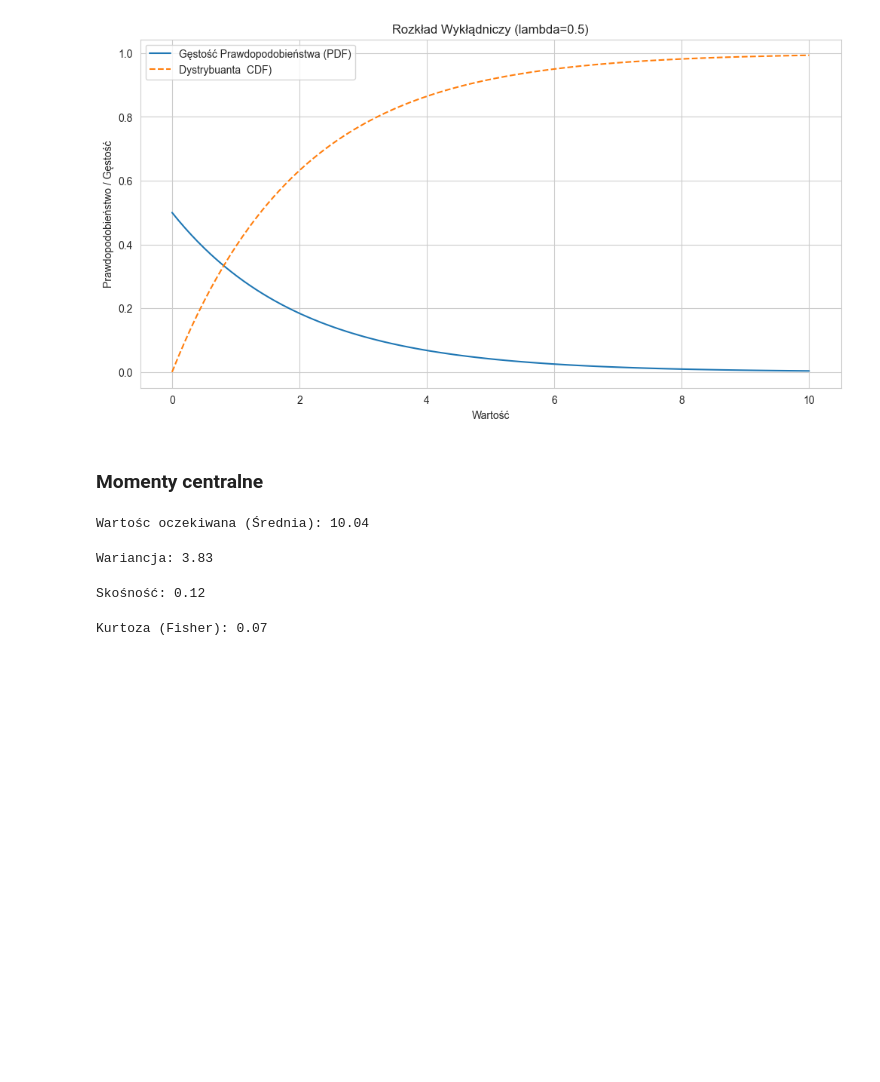
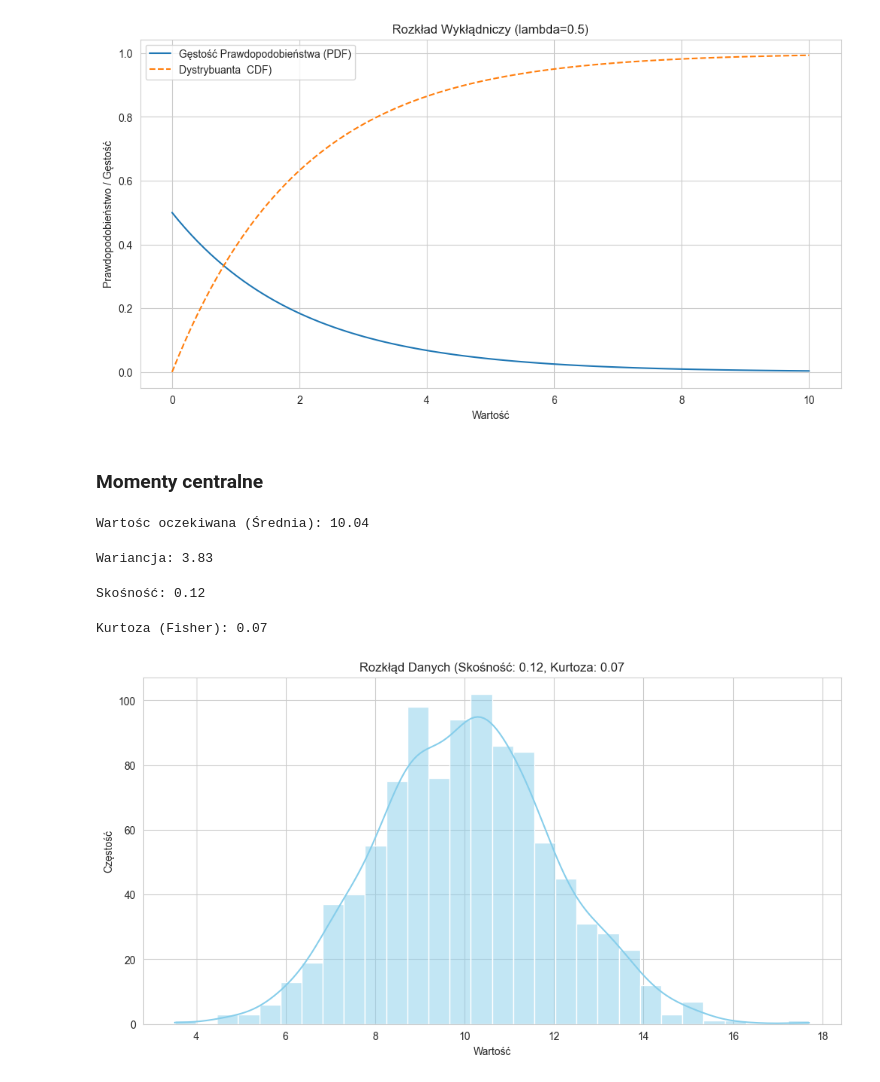
Before and after one commit to rajkonkret/PythonProjectAnaliza-20-10-2025, a Jupyter notebook: cwiczenie8.ipynb, the cells around one changed output. Cells and saved outputs as stored; diff of their text form; code cells hidden in the pictures; blank space fills up the shorter version.

```diff
--- a/cwiczenie8.ipynb
+++ b/cwiczenie8.ipynb
@@ -238,0 +241,11 @@ Kurtoza (Fisher): 0.07
+# %%
+# wizualizacja
+plt.figure(figsize=(12, 6))
+sns.histplot(data_moments, kde=True, bins=30, color="skyblue")
+plt.title(f"Rozkłąd Danych (Skośność: {skewmess_val:.2f}, Kurtoza: {kurtosis_val:.2f}")
+plt.xlabel("Wartość")
+plt.ylabel("Częstość")
+plt.grid(True)
+plt.show()
+# %% [output]
+[figure, added]
```
Also changed, not shown: parts of 2 cells of this notebook.
